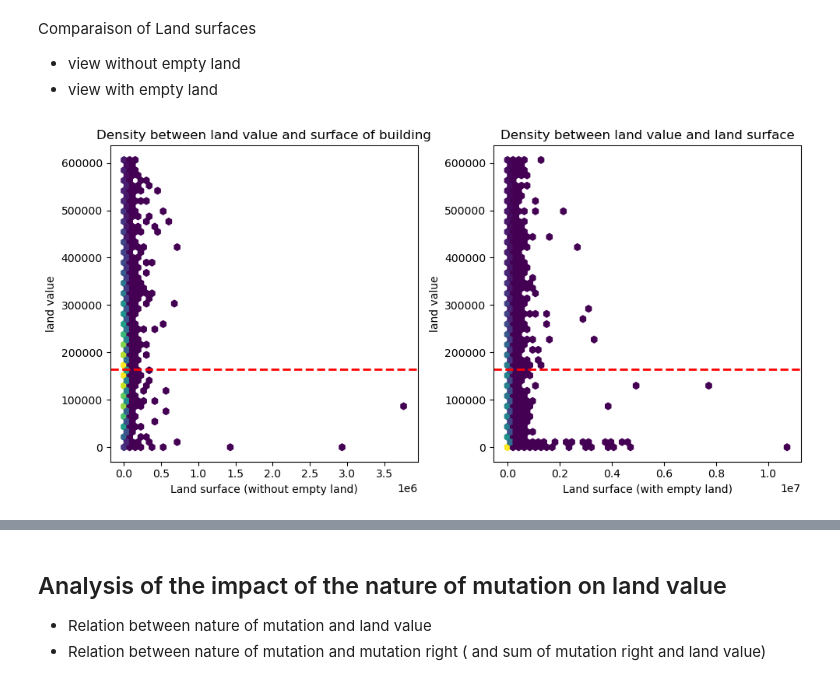
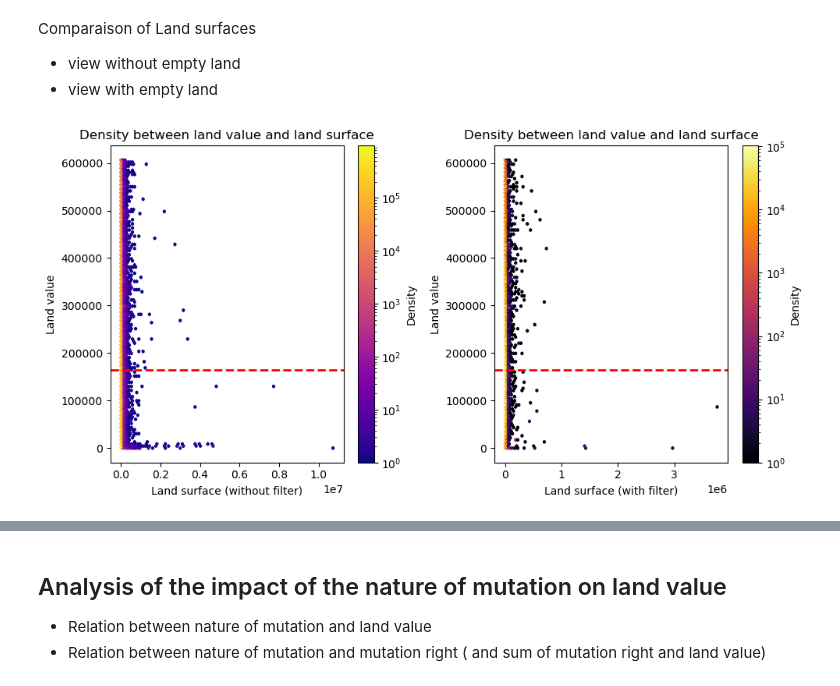
Before and after one commit to Kal3idoscope/Land-data-analysis-French-market, a Jupyter notebook: relationship_variables.ipynb, the cells around one changed output, grey strips where cells are left out. Drawn from its saved outputs; the diff is of its cells as text; code cells hidden in the pictures.

```diff
--- a/relationship_variables.ipynb
+++ b/relationship_variables.ipynb
@@ -389,8 +356,8 @@ Advice for investor :
 # %%
-max_surface = stat_columns.loc['Surface terrain','max']
+'''max_surface = stat_columns.loc['Surface terrain','max']
 min_surface = stat_columns.loc['Surface terrain','min']
 bins = np.linspace(min_surface, max_surface, num=15)
 
 non_outliers['surface en plage']= pd.cut(non_outliers['Surface terrain'], bins=bins, include_lowest=True)
-non_outliers['surface en plage'] = non_outliers['surface en plage'].astype(str)
+non_outliers['surface en plage'] = non_outliers['surface en plage'].astype(str)'''
 # %% [markdown]
@@ -723,41 +715,60 @@ Comparaison of Land surfaces
 # %%
 #### non outliers ####
 # General view : Land surfaces
 
 #Create frame with 1 row and 2 columns
 figure, (axis1, axis2) = plt.subplots(1,2, figsize=(10,5))
 
-axis1.hexbin(non_outliers_not_empty['Surface terrain'], non_outliers_not_empty['Valeur fonciere'], gridsize=50, mincnt=1)
+#Create hexbin plot
+HB1= axis1.hexbin(
+    non_outliers['Surface terrain'],
+    non_outliers['Valeur fonciere'],
+    gridsize=(100,70),
+    mincnt=1,
+    bins='log',
+    cmap='inferno')
 
+#Create horizontale line that are the mean of land value
 mean_land_value = stat_columns.loc['Valeur fonciere', 'mean']
-axis1.axhline(mean_land_value, color = 'red',
-            linestyle="--", linewidth=2,
-            label=f"Mean y={mean_land_value:.2f}")
+axis1.axhline(
+    mean_land_value,
+    color = 'red',
+    linestyle="--",
+    linewidth=2,
+    label=f"Mean y={mean_land_value:.2f}")
 
-# create a single norm to be shared across all images
-#norm = colors.Normalize(vmin=np.min(non_outliers_not_empty), vmax=np.max(non_outliers_not_empty))
-#plt.colorbar(mappable=cm.ScalarMappable(norm=norm),label='Density', ax=axis1)
+#Create color bar
+plt.colorbar(HB1, label='Density', ax=axis1)
 
+#Add labels
 axis1.set_title("Density between land value and land surface")
-axis1.set_xlabel("Land surface (without empty land)")
-axis1.set_ylabel("land value")
+axis1.set_xlabel("Land surface (without filter)")
+axis1.set_ylabel("Land value ")
 
+#Create hexbin plot
+HB2 = axis2.hexbin(
+    non_outliers_not_empty['Surface terrain'],
+    non_outliers_not_empty['Valeur fonciere'],
+    gridsize=(100,70),
+    mincnt=1,
+    bins='log',
+    cmap='inferno')
 
-axis2.hexbin(non_outliers['Surface terrain'], non_outliers['Valeur fonciere'], gridsize=50, mincnt=1)
-#norm = colors.Normalize(vmin=np.min(non_outliers_not_empty), vmax=np.max(non_outliers_not_empty))
-#plt.colorbar(mappable=cm.ScalarMappable(norm=norm),label='Density', ax=axis1)
-
+#Create horizontale line that are the mean of land value
 axis2.axhline(mean_land_value, color = 'red',
             linestyle="--", linewidth=2,
             label=f"Mean y={mean_land_value:.2f}")
 
+#Create color bar
+plt.colorbar(HB2, label='Density', ax=axis2)
 
+#Add labels
 axis2.set_title("Density between land value and land surface")
-axis2.set_xlabel("Land surface (with empty land)")
-axis2.set_ylabel("land value")
+axis2.set_xlabel("Land surface (with filter)")
+axis2.set_ylabel("Land value")
 
 
 plt.tight_layout()
 plt.show()
 # %% [output]
-[figure, old version]
+[figure, new version]
```
Also changed, not shown: parts of 28 cells of this notebook.
